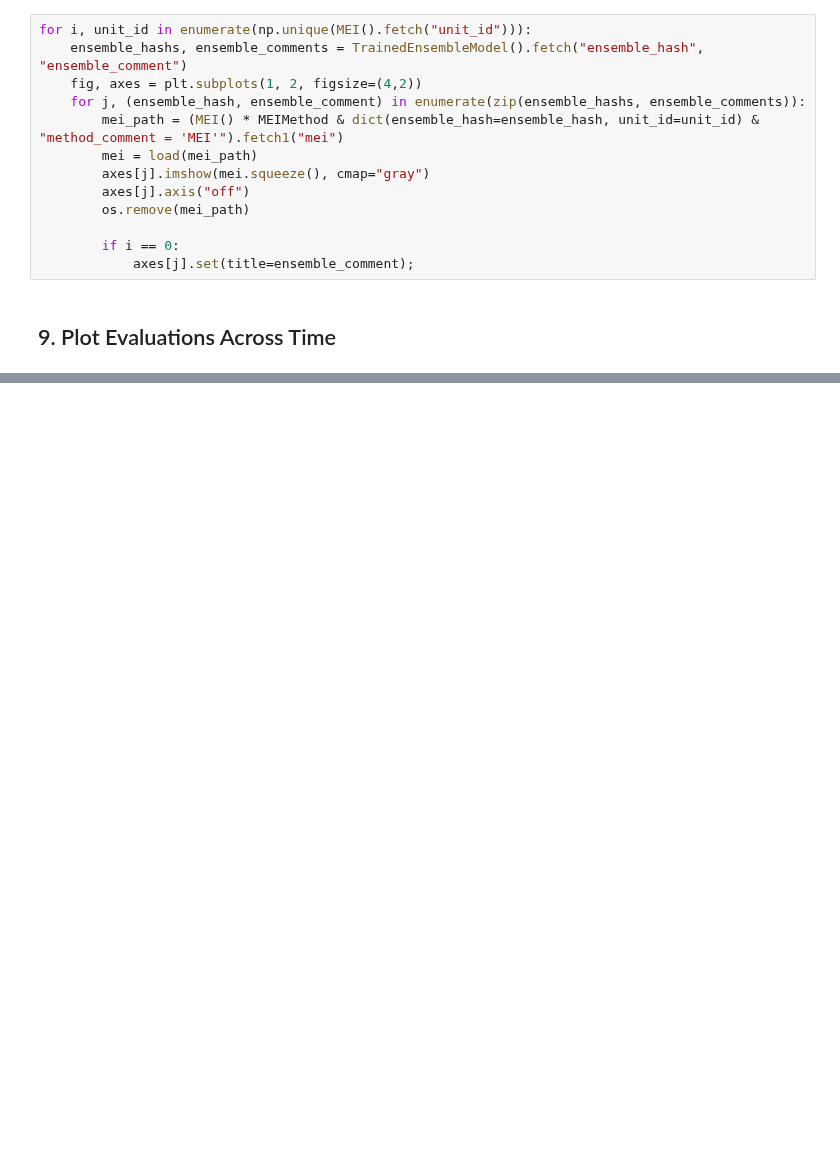
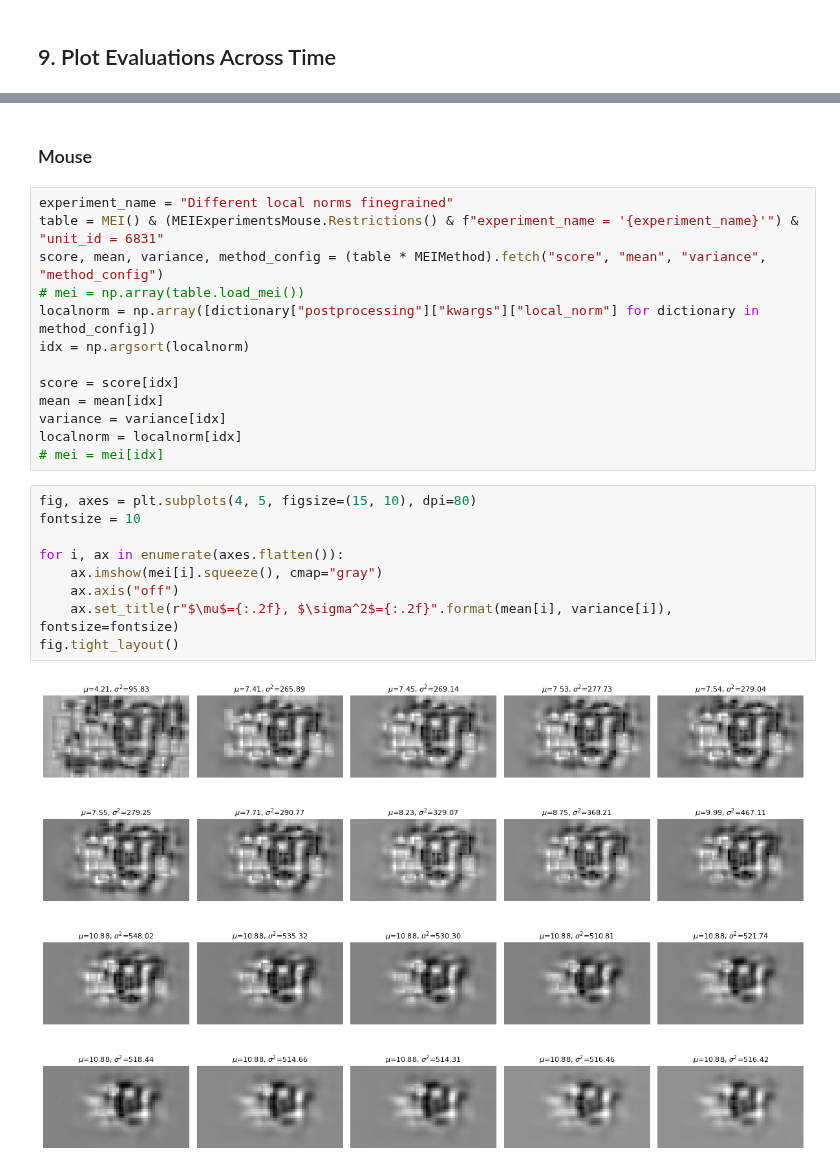
Before and after one commit to sinzlab/nnsysident, a Jupyter notebook: notebooks/mei_demo.ipynb, the cells around one changed output, grey strips where cells are left out. Saved outputs shown, nothing was run; the diff lists cells and outputs as text; blank space fills up the shorter version.

```diff
--- a/notebooks/mei_demo.ipynb
+++ b/notebooks/mei_demo.ipynb
@@ -258,16 +293,3 @@ fig.tight_layout()
-# %%
-for i, unit_id in enumerate(np.unique(MEI().fetch("unit_id"))):
-    ensemble_hashs, ensemble_comments = TrainedEnsembleModel().fetch("ensemble_hash", "ensemble_comment")
-    fig, axes = plt.subplots(1, 2, figsize=(4,2))
-    for j, (ensemble_hash, ensemble_comment) in enumerate(zip(ensemble_hashs, ensemble_comments)):
-        mei_path = (MEI() * MEIMethod & dict(ensemble_hash=ensemble_hash, unit_id=unit_id) & "method_comment = 'MEI'").fetch1("mei")
-        mei = load(mei_path)
-        axes[j].imshow(mei.squeeze(), cmap="gray")
-        axes[j].axis("off")
-        os.remove(mei_path)
-
-        if i == 0:
-            axes[j].set(title=ensemble_comment);
 # %% [markdown]
 ## 9. Plot Evaluations Across Time
 # %%
@@ -293,0 +317,26 @@ sns.despine(trim=True)
+# %% [markdown]
+### Mouse
+# %%
+experiment_name = "Different local norms finegrained"
+table = MEI() & (MEIExperimentsMouse.Restrictions() & f"experiment_name = '{experiment_name}'") & "unit_id = 6831"
+score, mean, variance, method_config = (table * MEIMethod).fetch("score", "mean", "variance", "method_config")
+# mei = np.array(table.load_mei())
+localnorm = np.array([dictionary["postprocessing"]["kwargs"]["local_norm"] for dictionary in method_config])
+idx = np.argsort(localnorm)
+
+score = score[idx]
+mean = mean[idx]
+variance = variance[idx]
+localnorm = localnorm[idx]
+# mei = mei[idx]
+# %%
+fig, axes = plt.subplots(4, 5, figsize=(15, 10), dpi=80)
+fontsize = 10
+
+for i, ax in enumerate(axes.flatten()):
+    ax.imshow(mei[i].squeeze(), cmap="gray")
+    ax.axis("off")
+    ax.set_title(r"$\mu$={:.2f}, $\sigma^2$={:.2f}".format(mean[i], variance[i]), fontsize=fontsize)
+fig.tight_layout()
+# %% [output]
+[figure, added]
```
Also changed, not shown: parts of 55 cells of this notebook, 4 other files.
